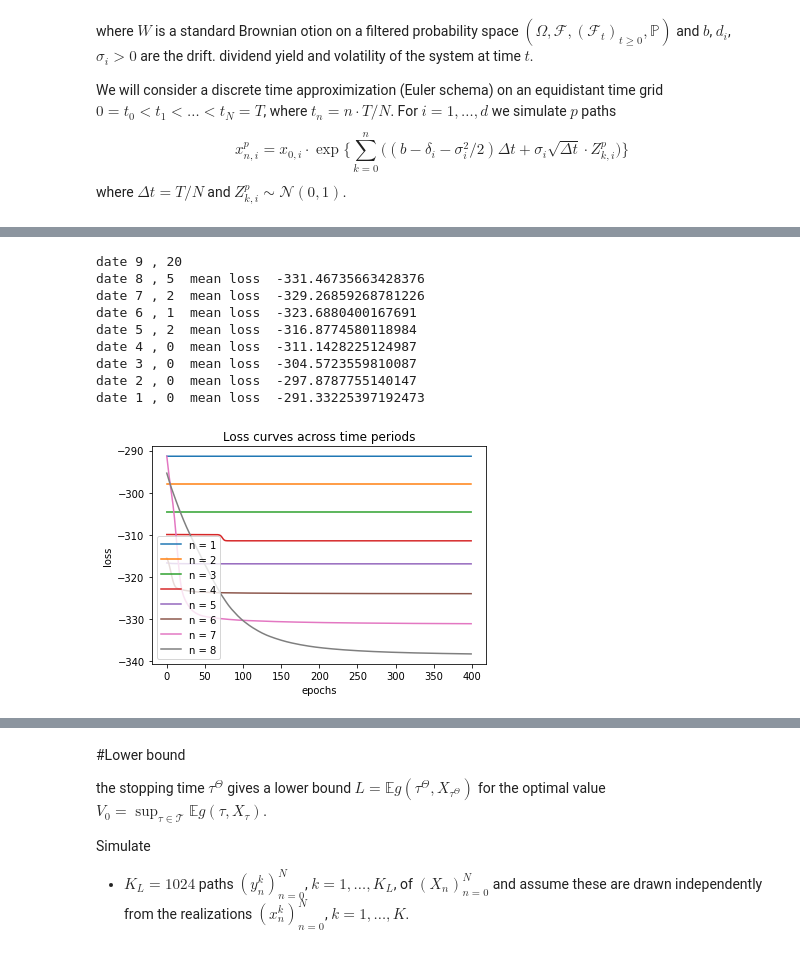
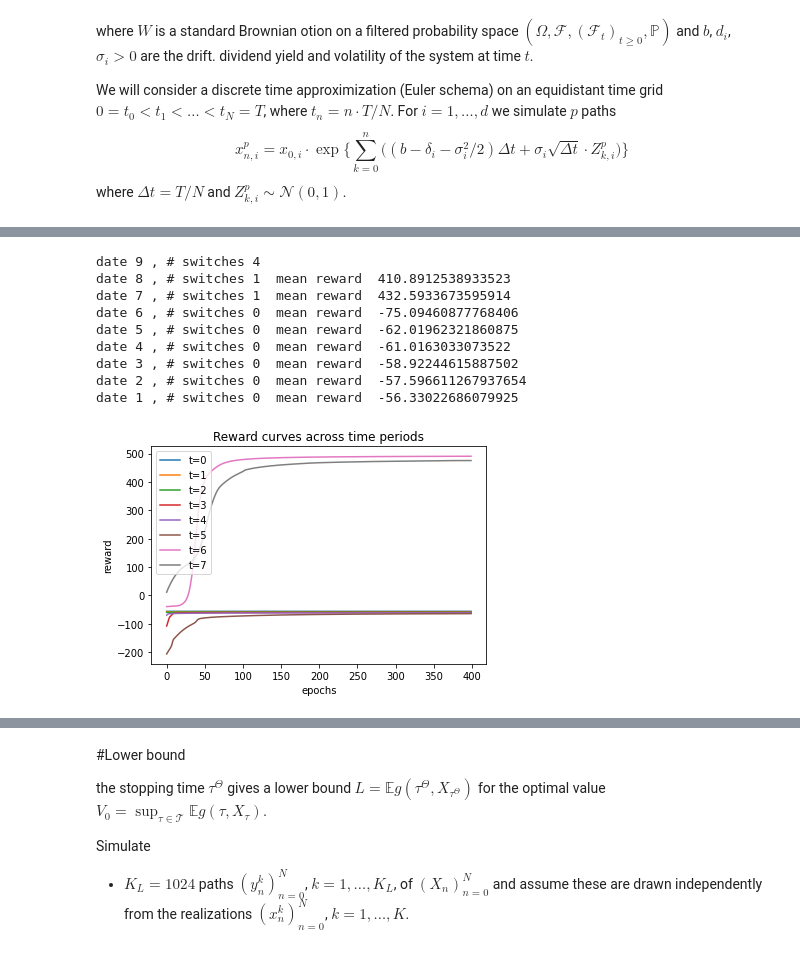
Before and after one commit to claudia-viaro/optimal_stopping-switching, a Jupyter notebook: optimal_stopping/optimal_stopping_V1.ipynb, the cells around one changed output, grey strips where cells are left out. Drawn from its saved outputs; the diff is of its cells as text; code cells hidden in the pictures.

```diff
--- a/optimal_stopping/optimal_stopping_V1.ipynb
+++ b/optimal_stopping/optimal_stopping_V1.ipynb
@@ -108,0 +104,19 @@ class GBM:
+# %%
+'''
+PAYOFF
+'''
+class Payoff_:
+  def __init__(self, model):
+    self.strike = model.strike
+    self.model = model
+
+
+  def MaxCall_(self, n, X): # already get tensor
+    a = torch.tensor(())
+    for m in range(0, self.model.paths):
+      date = n[m]
+      tensorX= torch.from_numpy(X[int(date),m,:])
+      max1=torch.max(tensorX-100)
+      i = torch.tensor([max1]).float()
+      a = torch.cat((a, i), 0)
+    return a
@@ -285,4 +275,4 @@ The resulting output will be the stopping decisions $f^{\theta_n}$
 # %%
-# simulate paths Y
-hyperparam_training = {'drift': 0.2, 'sigma': 0.05, 'delta': 0.1,  'paths':20, 'periods': 9, 'maturity': 1., 'strike' : 100,'assets':2,  'spot':90,}
+# simulate paths
+hyperparam_training = {'drift': 0.2, 'sigma': 0.05, 'delta': 0.1,  'paths':4, 'periods': 9, 'maturity': 1., 'strike' : 100,'assets':2,  'spot':90,}
 S_train=BlackScholes(**hyperparam_training)
@@ -331,27 +355,27 @@ class Training:
 # %%
-pricing = Training(S_train, Payoff)
+pricing = Training(S_train, Payoff_)
 mods, loss_function = pricing.value()
 # %% [output]
-date 9 , 20
-date 8 , 5  mean loss  -331.46735663428376
-date 7 , 2  mean loss  -329.26859268781226
-date 6 , 1  mean loss  -323.6880400167691
-date 5 , 2  mean loss  -316.8774580118984
-date 4 , 0  mean loss  -311.1428225124987
-date 3 , 0  mean loss  -304.5723559810087
-date 2 , 0  mean loss  -297.8787755140147
-date 1 , 0  mean loss  -291.33225397192473
+date 9 , # switches 4
+date 8 , # switches 1  mean reward  410.8912538933523
+date 7 , # switches 1  mean reward  432.5933673595914
+date 6 , # switches 0  mean reward  -75.09460877768406
+date 5 , # switches 0  mean reward  -62.01962321860875
+date 4 , # switches 0  mean reward  -61.0163033073522
+date 3 , # switches 0  mean reward  -58.92244615887502
+date 2 , # switches 0  mean reward  -57.596611267937654
+date 1 , # switches 0  mean reward  -56.33022686079925
 # %%
 filtered_list = list(filter(None, loss_function))
-legend = ["n = 1", "n = 2", "n = 3", "n = 4", "n = 5", "n = 6", "n = 7", "n = 8"]
+legend = [f't={i}' for i in range(len(loss_function))]
 
 for i in range(len(filtered_list)):
   epochs = np.array([i for i in range(len(filtered_list[0]))])
-  plt.plot(epochs, filtered_list[i], label='loss funciton')
-  plt.ylabel('loss')
+  plt.plot(epochs, filtered_list[i], label='reward funciton')
+  plt.ylabel('reward')
   plt.xlabel('epochs')
   plt.legend(legend)
-  plt.title('Loss curves across time periods')
+  plt.title('Reward curves across time periods')
   plt.plot()
 # %% [output]
-[figure, old version]
+[figure, new version]
```
Also changed, not shown: parts of 26 cells of this notebook.
